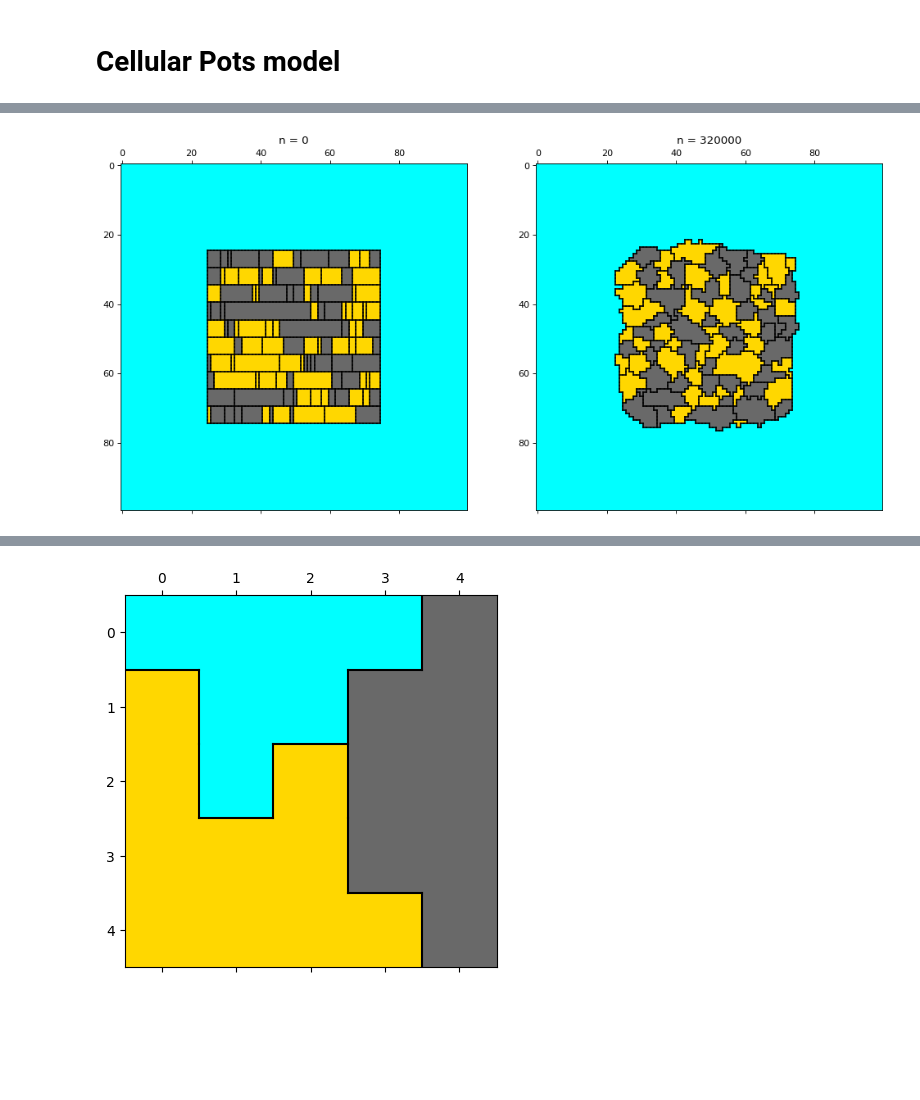
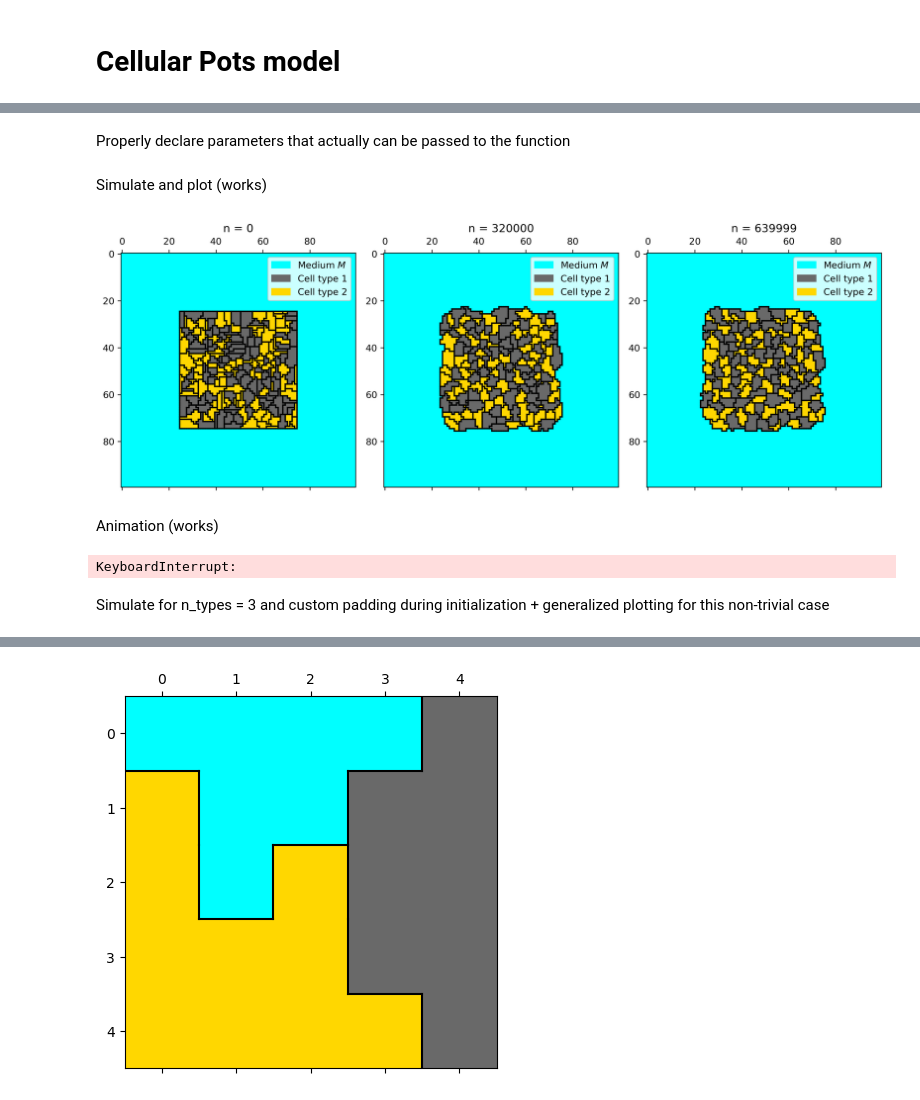
Before and after one commit to jonas4climate/metabolic-cellular-modelling, a Jupyter notebook: assignment4.ipynb, the cells around one changed output, grey strips where cells are left out. Saved outputs shown, nothing was run; the diff lists cells and outputs as text; code cells hidden in the pictures; blank space fills up the shorter version.

```diff
--- a/assignment4.ipynb
+++ b/assignment4.ipynb
@@ -216 +278,3 @@ def plot_cellular_potts(ax, grid, n_types, n_MCS):
+# %% [markdown]
+Properly declare parameters that actually can be passed to the function
 # %%
@@ -250,19 +316,27 @@ k = 1
-# %%
-# Create figure
-fig = plt.figure(facecolor='w', figsize=(15,7.5), dpi=80)
-fig.tight_layout()
-ax = plt.subplot2grid((1, 2), (0, 0))
-n_MCS = 0
-
-# Simulate
-cell_ids = Cellular_Potts_model(J, A, n_MCS, T)
-plot_cellular_potts(ax, cell_ids, 2, n_MCS)
-
-ax = plt.subplot2grid((1, 2), (0, 1))
-n_MCS = 2
-
-# Simulate
-cell_ids = Cellular_Potts_model(J, A, n_MCS, T)
-plot_cellular_potts(ax, cell_ids, 2, n_MCS)
-# %% [output]
-[figure, removed]
+# %% [markdown]
+Simulate and plot (works)
+# %%
+np.random.seed(42) # TODO: remove if not needed
+viz_MCSs = [0, 2*MCS, 4*MCS-1] # Which grids to store for visualization later
+grids = Cellular_Potts_model(J, A, 4, T, n_cells, return_grids_at=viz_MCSs)
+fig = plt.figure(facecolor='w', figsize=(12,6), dpi=300, layout='tight')
+for i, (n_MCS, grid) in enumerate(zip(viz_MCSs, grids)):
+    ax = plt.subplot2grid((1, len(viz_MCSs)), (0, i))
+    plot_cellular_potts(ax, grid, n_types, n_MCS/MCS)
+# %% [output]
+[figure, added]
+# %% [markdown]
+Animation (works)
+# %%
+n_MCS = 10
+MCS = 16*100**2
+frames = 300
+fps = 60
+ts = np.arange(0, n_MCS*MCS, n_MCS*MCS//frames)
+grids = Cellular_Potts_model(J, A, n_MCS=n_MCS, T=T, return_grids_at=ts)
+anim = animate_grids(grids, ts, fps, n_types)
+anim.save(f'animated_potts_{n_MCS}MCS_{frames}_frames_{fps}_fps.gif', writer='ffmpeg')
+# %% [output]
+KeyboardInterrupt:
+# %% [markdown]
+Simulate for n_types = 3 and custom padding during initialization + generalized plotting for this non-trivial case
```
Also changed, not shown: parts of 7 cells of this notebook, 2 other files.
